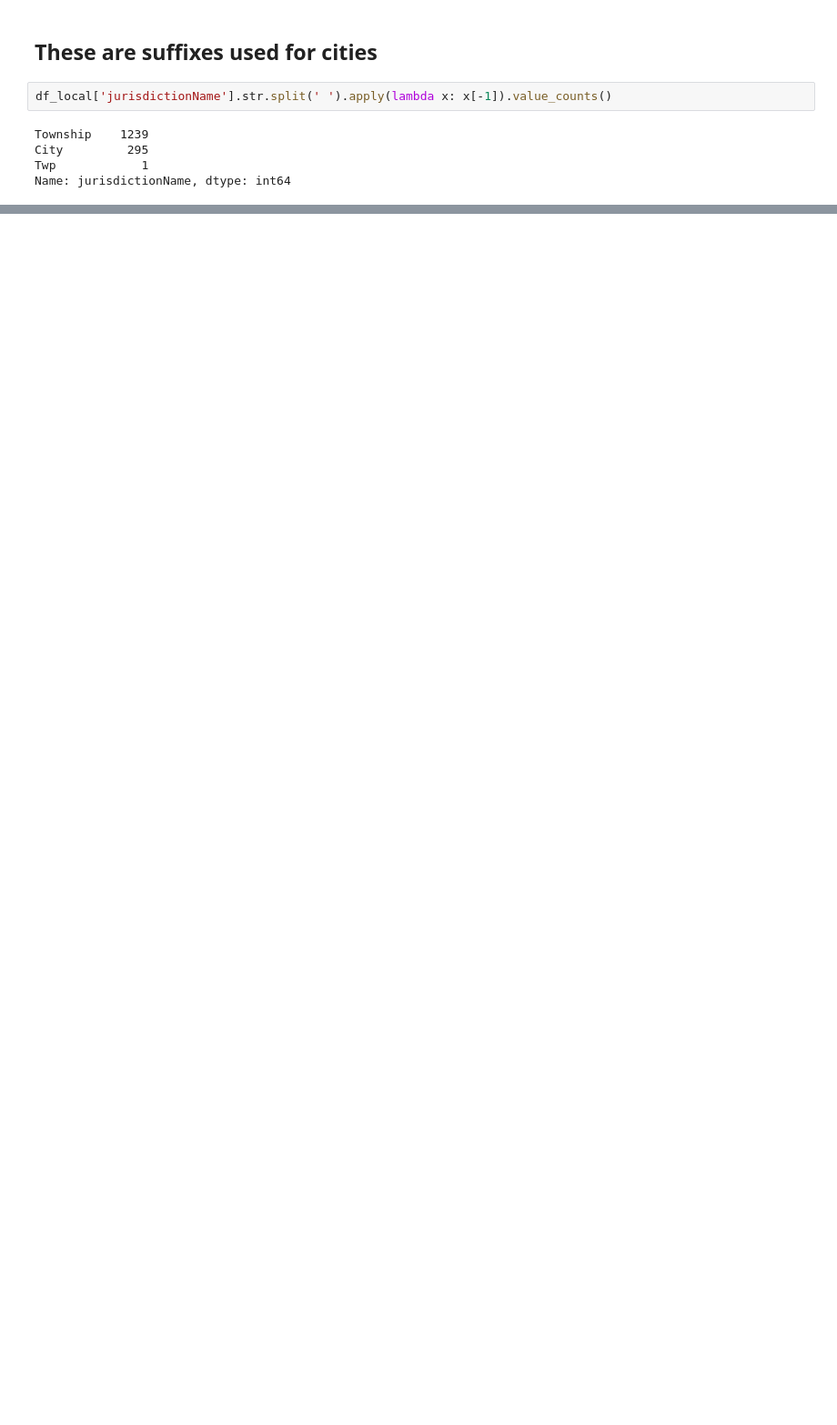
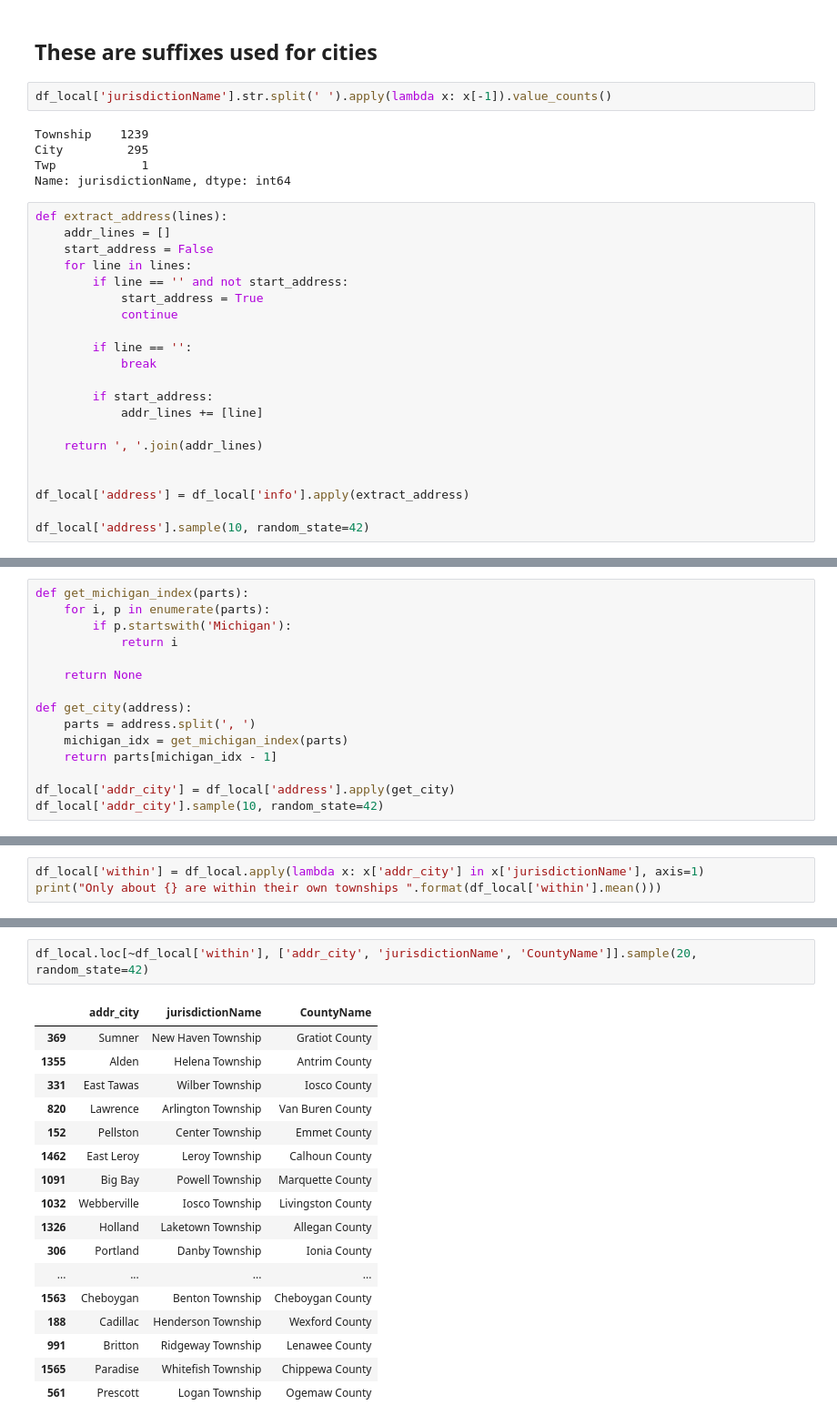
Before and after one commit to mail-my-ballot/mail-my-ballot, a Jupyter notebook: scrapy/Michigan.ipynb, the cells around one changed output, grey strips where cells are left out. Shown at 91% size. Saved outputs shown, nothing was run; the diff lists cells and outputs as text; blank space fills up the shorter version.

Commit message:
Adding analysis of locale names

```diff
--- a/scrapy/Michigan.ipynb
+++ b/scrapy/Michigan.ipynb
@@ -91,3 +91,24 @@ Township    1239
 City         295
 Twp            1
 Name: jurisdictionName, dtype: int64
+# %%
+def extract_address(lines):
+    addr_lines = []
+    start_address = False
+    for line in lines:
+        if line == '' and not start_address:
+            start_address = True
+            continue
+
+        if line == '':
+            break
+
+        if start_address:
+            addr_lines += [line]
+
+    return ', '.join(addr_lines)
+
+
+df_local['address'] = df_local['info'].apply(extract_address)
+
+df_local['address'].sample(10, random_state=42)
@@ -93,0 +127,15 @@ Name: jurisdictionName, dtype: int64
+# %%
+def get_michigan_index(parts):
+    for i, p in enumerate(parts):
+        if p.startswith('Michigan'):
+            return i
+
+    return None
+
+def get_city(address):
+    parts = address.split(', ')
+    michigan_idx = get_michigan_index(parts)
+    return parts[michigan_idx - 1]
+
+df_local['addr_city'] = df_local['address'].apply(get_city)
+df_local['addr_city'].sample(10, random_state=42)
@@ -93,0 +154,3 @@ Name: jurisdictionName, dtype: int64
+# %%
+df_local['within'] = df_local.apply(lambda x: x['addr_city'] in x['jurisdictionName'], axis=1)
+print("Only about {} are within their own townships ".format(df_local['within'].mean()))
@@ -93,0 +159,20 @@ Name: jurisdictionName, dtype: int64
+# %%
+df_local.loc[~df_local['within'], ['addr_city', 'jurisdictionName', 'CountyName']].sample(20, random_state=42)
+# %% [output]
+|  | addr_city | jurisdictionName | CountyName |
+| 369 | Sumner | New Haven Township | Gratiot County |
+| 1355 | Alden | Helena Township | Antrim County |
+| 331 | East Tawas | Wilber Township | Iosco County |
+| 820 | Lawrence | Arlington Township | Van Buren County |
+| 152 | Pellston | Center Township | Emmet County |
+| 1462 | East Leroy | Leroy Township | Calhoun County |
+| 1091 | Big Bay | Powell Township | Marquette County |
+| 1032 | Webberville | Iosco Township | Livingston County |
+| 1326 | Holland | Laketown Township | Allegan County |
+| 306 | Portland | Danby Township | Ionia County |
+| ... | ... | ... | ... |
+| 1563 | Cheboygan | Benton Township | Cheboygan County |
+| 188 | Cadillac | Henderson Township | Wexford County |
+| 991 | Britton | Ridgeway Township | Lenawee County |
+| 1565 | Paradise | Whitefish Township | Chippewa County |
+| 561 | Prescott | Logan Township | Ogemaw County |
```
Also changed, not shown: parts of 5 cells of this notebook.
